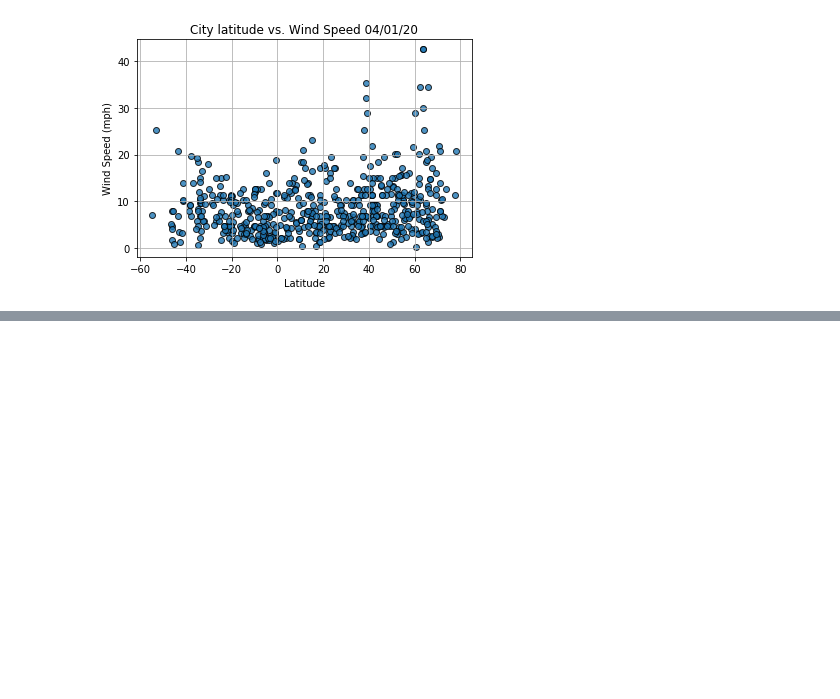
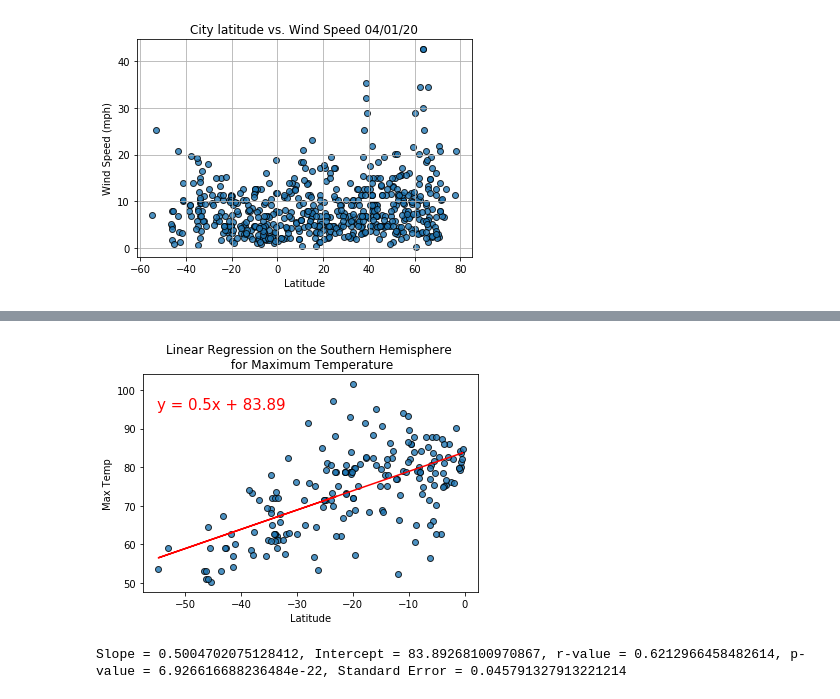
Before and after one commit to Helen-Ly/World_Weather_Analysis, a Jupyter notebook: WeatherPy.ipynb, the cells around one changed output, grey strips where cells are left out. Cells and saved outputs as stored; diff of their text form; code cells hidden in the pictures; blank space fills up the shorter version.

```diff
--- a/WeatherPy.ipynb
+++ b/WeatherPy.ipynb
@@ -267,0 +335,11 @@ plt.show()
+# %%
+# Linear regression on the Southern Hemisphere for Max Temp
+x_values = southern_hemi_df['Lat']
+y_values = southern_hemi_df['Max Temp']
+
+# Call the function
+plot_linear_regression(x_values, y_values,
+                       'Linear Regression on the Southern Hemisphere \n for Maximum Temperature', 'Max Temp', (-55, 95))
+# %% [output]
+[figure, added]
+Slope = 0.5004702075128412, Intercept = 83.89268100970867, r-value = 0.6212966458482614, p-value = 6.926616688236484e-22, Standard Error = 0.045791327913221214
```
Also changed, not shown: parts of 12 cells of this notebook.
